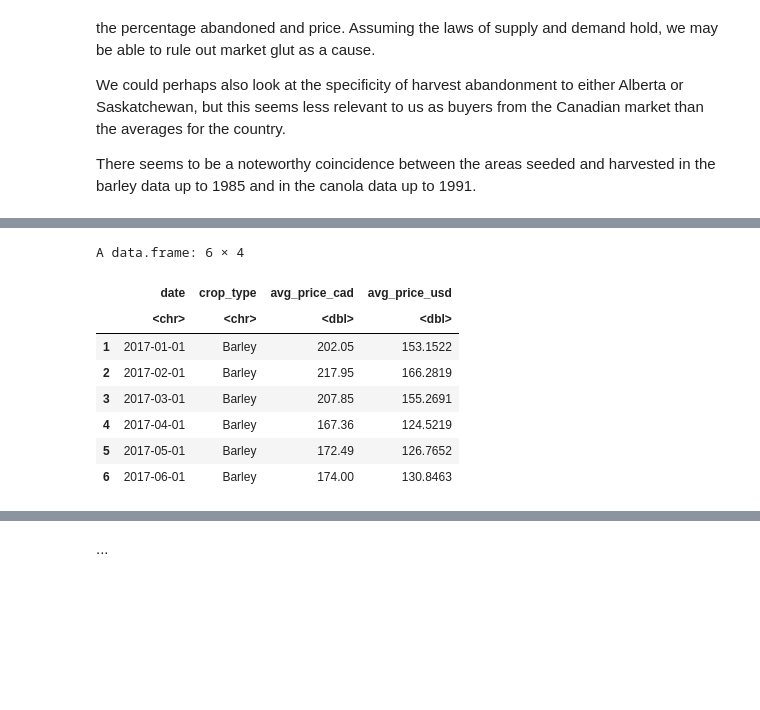
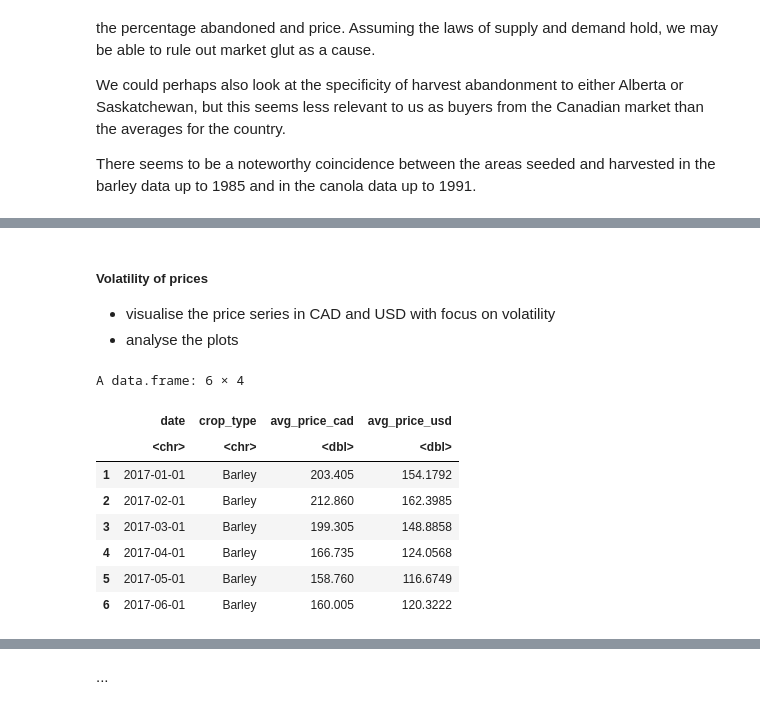
Before and after one commit to tros01/ibm_data_analyst, a Jupyter notebook: solutions/r_m6_annual_crop_data-final_project.ipynb, the cells around one changed output, grey strips where cells are left out. Cells and saved outputs as stored; diff of their text form; code cells hidden in the pictures; blank space fills up the shorter version.

```diff
--- a/solutions/r_m6_annual_crop_data-final_project.ipynb
+++ b/solutions/r_m6_annual_crop_data-final_project.ipynb
@@ -557,26 +615,31 @@ There seems to be a noteworthy coincidence between the areas seeded and harveste
+# %% [markdown]
+##### Volatility of prices
+
+* visualise the price series in CAD and USD with focus on volatility
+* analyse the plots
 # %%
 # Look at the average prices
 q <- "
 SELECT date, crop_type, AVG(price_cad) AS avg_price_cad, AVG(price_usd) AS avg_price_usd
 FROM prod_prices
-GROUP BY geo, crop_type, date
+GROUP BY crop_type, date
 HAVING LOWER(crop_type) IN ('barley', 'canola', 'rye');
 "
 
 prices_of_interest_ts1 <- dbGetQuery(c, q)
 prices_of_interest_ts1 |>
     filter(date >= 2017) |>
     head()
 # %% [output]
 A data.frame: 6 × 4
 |  | date | crop_type | avg_price_cad | avg_price_usd |
 |  | <chr> | <chr> | <dbl> | <dbl> |
-| 1 | 2017-01-01 | Barley | 202.05 | 153.1522 |
-| 2 | 2017-02-01 | Barley | 217.95 | 166.2819 |
-| 3 | 2017-03-01 | Barley | 207.85 | 155.2691 |
-| 4 | 2017-04-01 | Barley | 167.36 | 124.5219 |
-| 5 | 2017-05-01 | Barley | 172.49 | 126.7652 |
-| 6 | 2017-06-01 | Barley | 174.00 | 130.8463 |
+| 1 | 2017-01-01 | Barley | 203.405 | 154.1792 |
+| 2 | 2017-02-01 | Barley | 212.860 | 162.3985 |
+| 3 | 2017-03-01 | Barley | 199.305 | 148.8858 |
+| 4 | 2017-04-01 | Barley | 166.735 | 124.0568 |
+| 5 | 2017-05-01 | Barley | 158.760 | 116.6749 |
+| 6 | 2017-06-01 | Barley | 160.005 | 120.3222 |
 # %%
 # Pivot the df for plotting
 prices_of_interest_ts1_long <- prices_of_interest_ts1 |>
```
Also changed, not shown: parts of 9 cells of this notebook.
